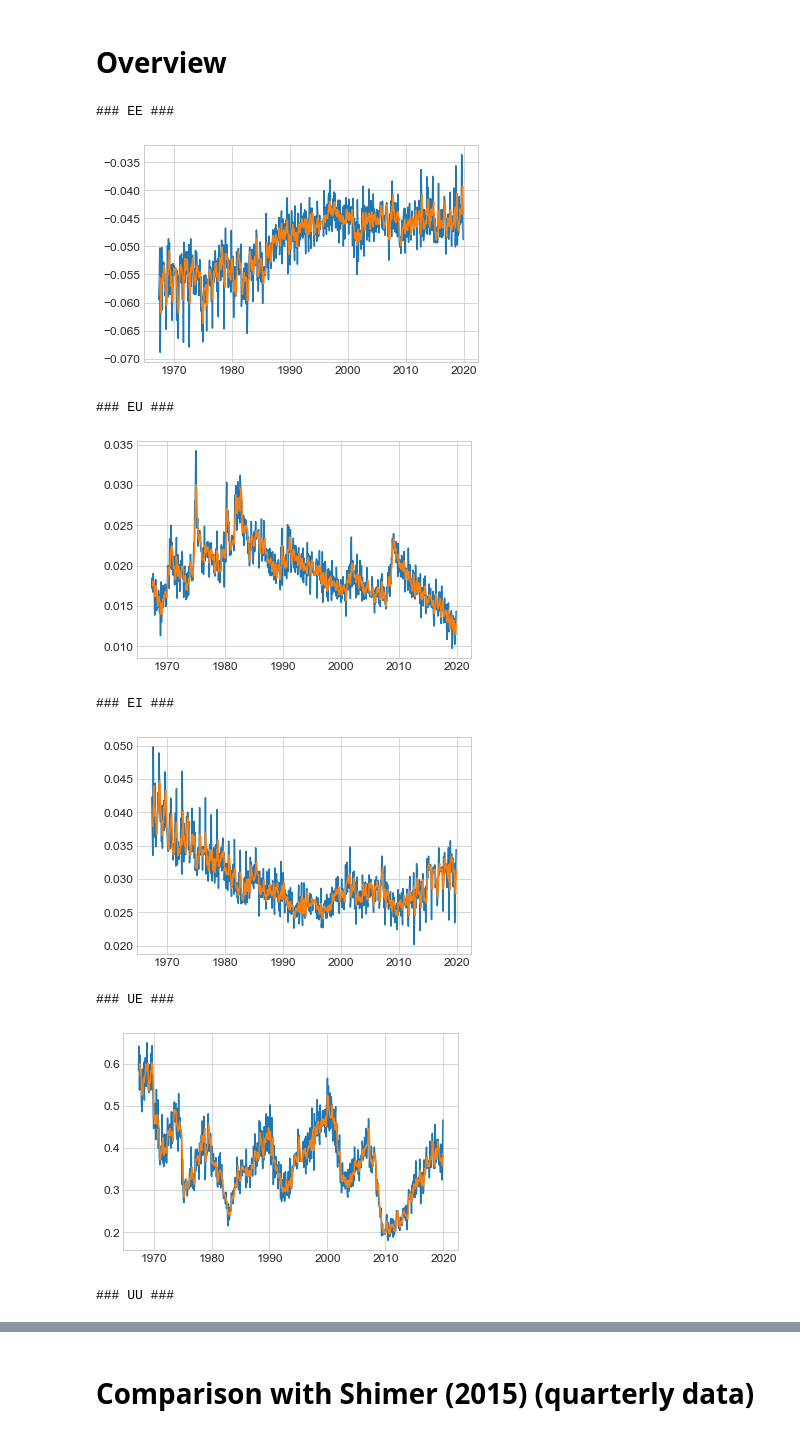
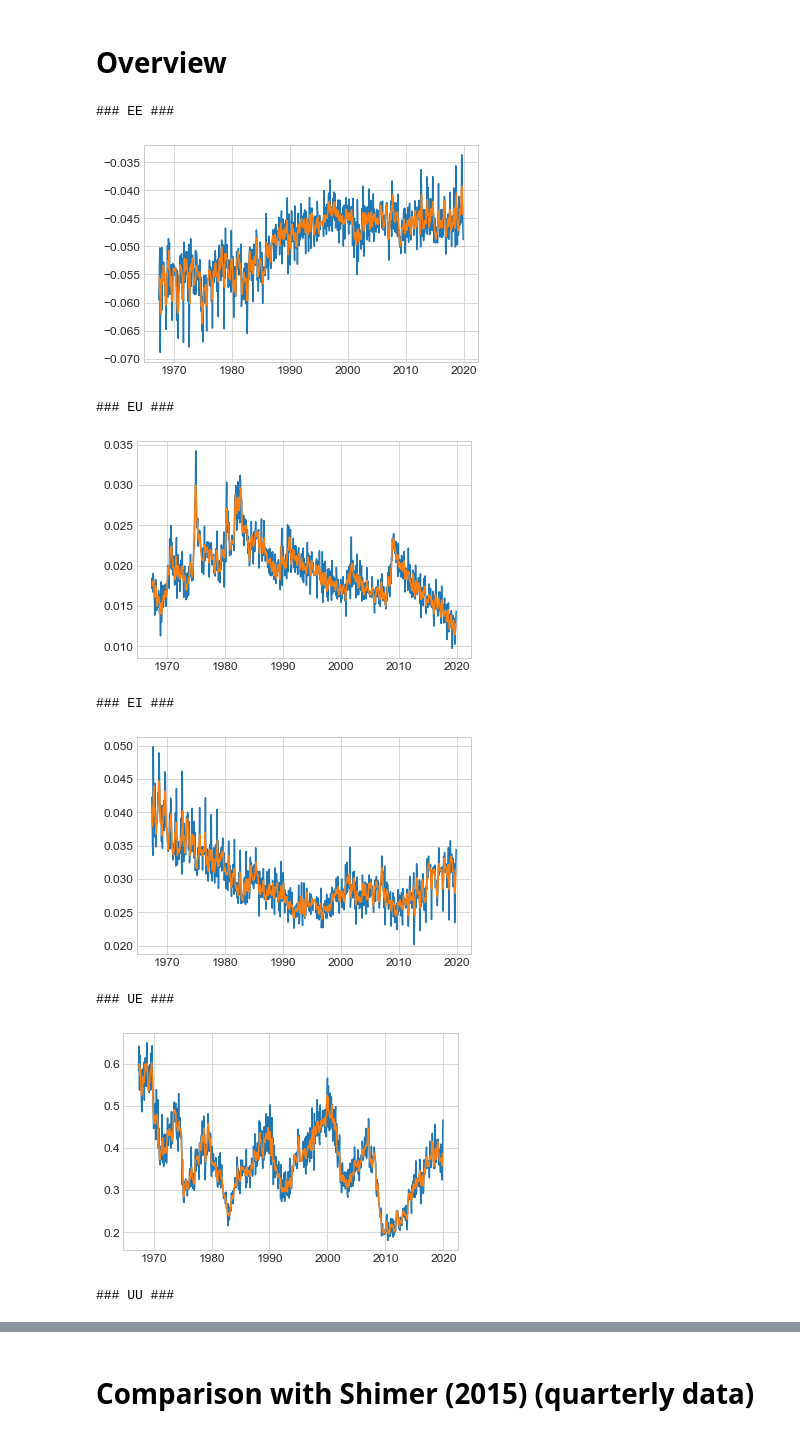
Before and after one commit to JeppeDruedahl/CPS-labor-market-flows, a Jupyter notebook: Main.ipynb, the cells around one changed output, grey strips where cells are left out. Cells and saved outputs as stored; diff of their text form; code cells hidden in the pictures.

Commit message:
Centered moving average

```diff
--- a/Main.ipynb
+++ b/Main.ipynb
@@ -308,23 +308,23 @@ with open('Q.p','wb') as f:
 # %%
 for k,v in Q_data.items():
 
     print(f'### {k} ###')
 
     fig = plt.figure(figsize=(6,6/1.5))
     ax = fig.add_subplot(1,1,1)
     ax.plot(v)
-    ax.plot(v.rolling(3).mean())
+    ax.plot(v.rolling(3,center=True).mean())
     plt.show()
 
     fig.tight_layout()
     fig.savefig(f'results/data_{k}.pdf')
 # %% [output]
 ### EE ###
-[figure, old version]
+[figure, new version]
 ### EU ###
-[figure, old version]
+[figure, new version]
 ### EI ###
-[figure, old version]
+[figure, new version]
 ### UE ###
-[figure, old version]
+[figure, new version]
 ### UU ###
```
Also changed, not shown: parts of 1 cell of this notebook, 16 other files.
